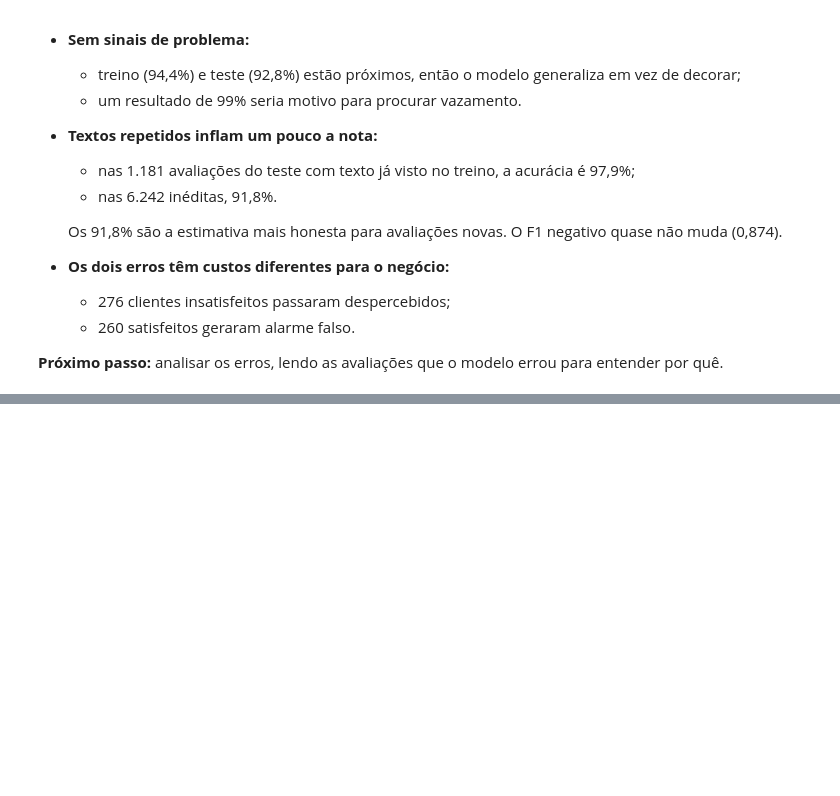
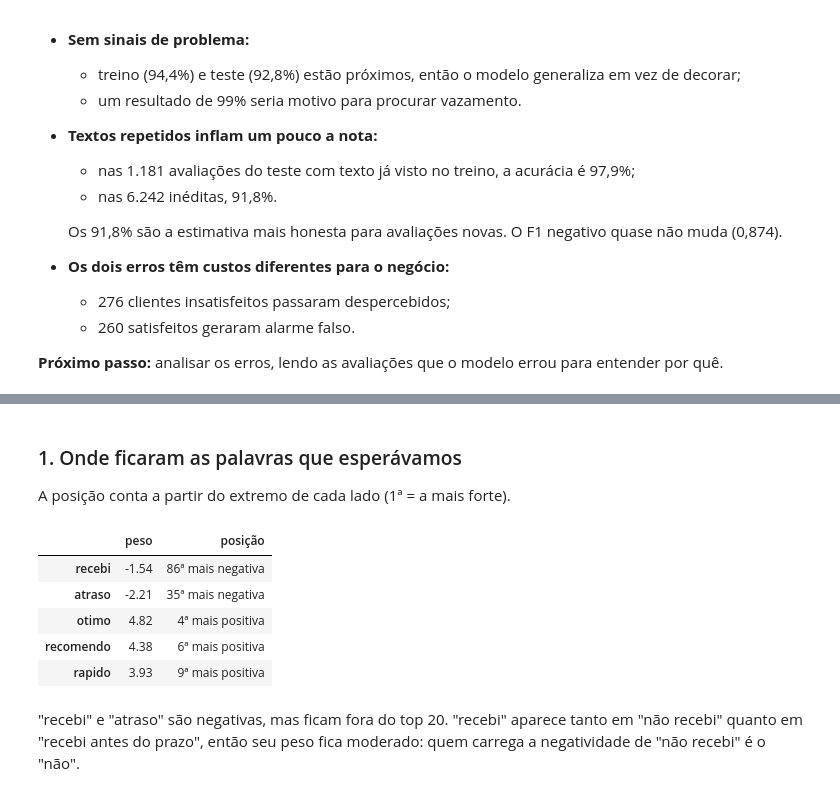
Before and after one commit to baxelin/delivery-ai, a Jupyter notebook: notebooks/v1_sentimento.ipynb, the cells around one changed output, grey strips where cells are left out. Cells and saved outputs as stored; diff of their text form; code cells hidden in the pictures; blank space fills up the shorter version.

```diff
--- a/notebooks/v1_sentimento.ipynb
+++ b/notebooks/v1_sentimento.ipynb
@@ -787,0 +822,29 @@ pd.DataFrame(
+# %% [markdown]
+### 1. Onde ficaram as palavras que esperávamos
+
+A posição conta a partir do extremo de cada lado (1ª = a mais forte).
+# %%
+expected_words = ["recebi", "atraso", "otimo", "recomendo", "rapido"]
+negative_rank = word_weights.rank(method="first").astype(int)
+positive_rank = word_weights.rank(method="first", ascending=False).astype(int)
+
+pd.DataFrame(
+    {
+        "peso": word_weights[expected_words].round(2),
+        "posição": [
+            f"{negative_rank[word]}ª mais negativa"
+            if word_weights[word] < 0
+            else f"{positive_rank[word]}ª mais positiva"
+            for word in expected_words
+        ],
+    }
+)
+# %% [output]
+|  | peso | posição |
+| recebi | -1.54 | 86ª mais negativa |
+| atraso | -2.21 | 35ª mais negativa |
+| otimo | 4.82 | 4ª mais positiva |
+| recomendo | 4.38 | 6ª mais positiva |
+| rapido | 3.93 | 9ª mais positiva |
+# %% [markdown]
+"recebi" e "atraso" são negativas, mas ficam fora do top 20. "recebi" aparece tanto em "não recebi" quanto em "recebi antes do prazo", então seu peso fica moderado: quem carrega a negatividade de "não recebi" é o "não".
```
Also changed, not shown: parts of 10 cells of this notebook.
